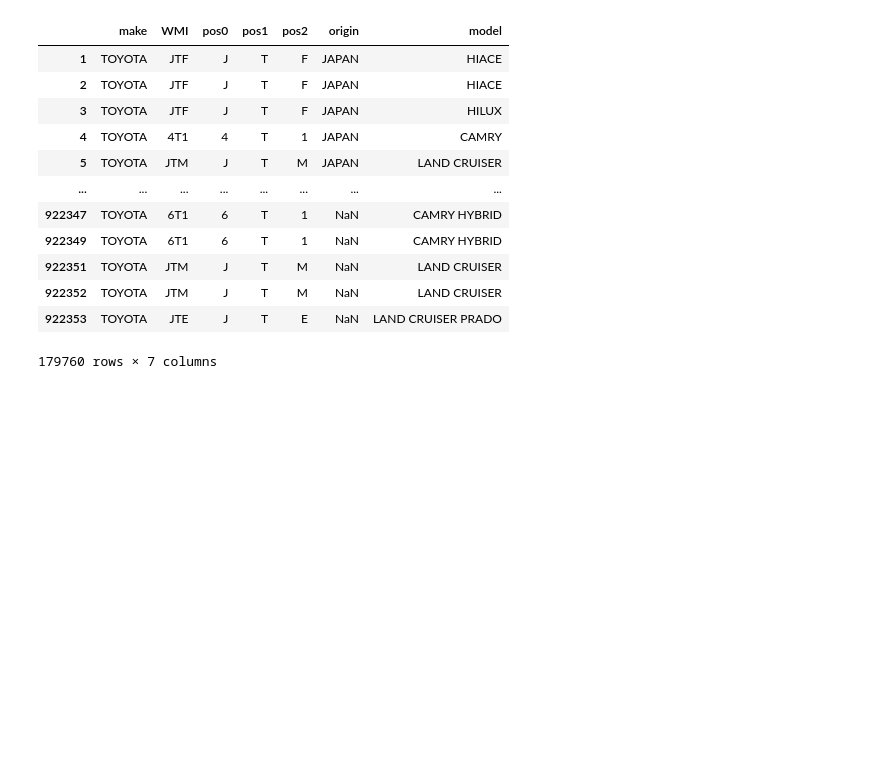
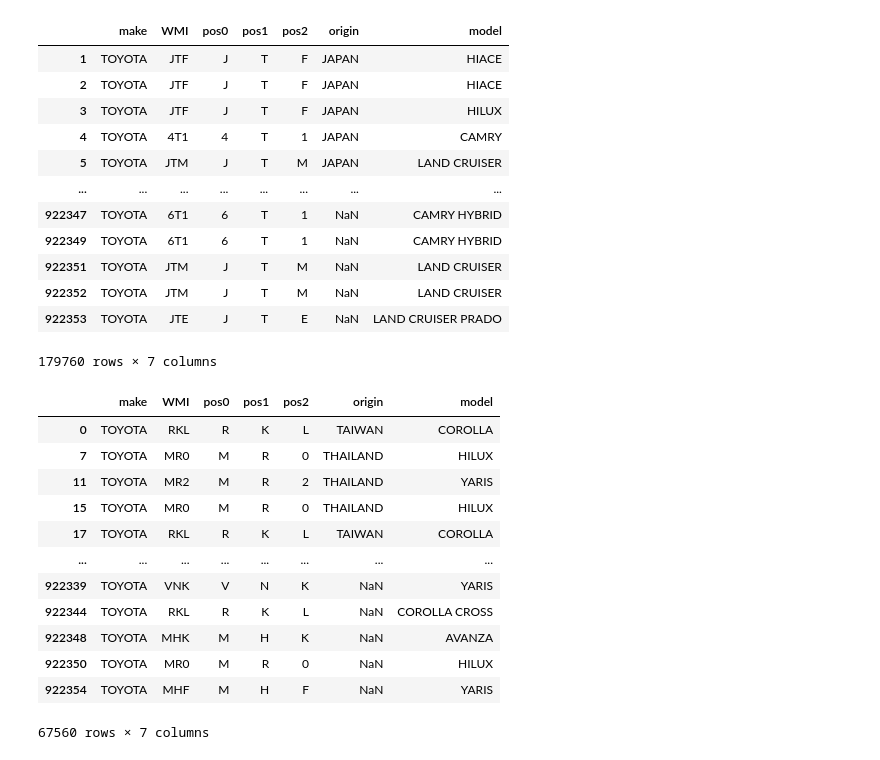
Before and after one commit to ManavKatrodiyaOpash/vin-sphere-python, a Jupyter notebook: Car_wise_analysis/toyota.ipynb, the cells around one changed output. Saved outputs shown, nothing was run; the diff lists cells and outputs as text; code cells hidden in the pictures; blank space fills up the shorter version.

Commit message:
feat: enhance Toyota vehicle analysis notebook with additional data outputs and visualizations

```diff
--- a/Car_wise_analysis/toyota.ipynb
+++ b/Car_wise_analysis/toyota.ipynb
@@ -191,3 +191,20 @@ filtered_data[['make', 'WMI', 'pos0','pos1', 'pos2', 'origin', 'model']]
 | 922352 | TOYOTA | JTM | J | T | M | NaN | LAND CRUISER |
 | 922353 | TOYOTA | JTE | J | T | E | NaN | LAND CRUISER PRADO |
 179760 rows × 7 columns
+# %%
+filtered_data = data[data['pos1'] != 'T']
+filtered_data[['make', 'WMI', 'pos0','pos1', 'pos2', 'origin', 'model']]
+# %% [output]
+|  | make | WMI | pos0 | pos1 | pos2 | origin | model |
+| 0 | TOYOTA | RKL | R | K | L | TAIWAN | COROLLA |
+| 7 | TOYOTA | MR0 | M | R | 0 | THAILAND | HILUX |
+| 11 | TOYOTA | MR2 | M | R | 2 | THAILAND | YARIS |
+| 15 | TOYOTA | MR0 | M | R | 0 | THAILAND | HILUX |
+| 17 | TOYOTA | RKL | R | K | L | TAIWAN | COROLLA |
+| ... | ... | ... | ... | ... | ... | ... | ... |
+| 922339 | TOYOTA | VNK | V | N | K | NaN | YARIS |
+| 922344 | TOYOTA | RKL | R | K | L | NaN | COROLLA CROSS |
+| 922348 | TOYOTA | MHK | M | H | K | NaN | AVANZA |
+| 922350 | TOYOTA | MR0 | M | R | 0 | NaN | HILUX |
+| 922354 | TOYOTA | MHF | M | H | F | NaN | YARIS |
+67560 rows × 7 columns
```
Also changed, not shown: parts of 1 cell of this notebook.
